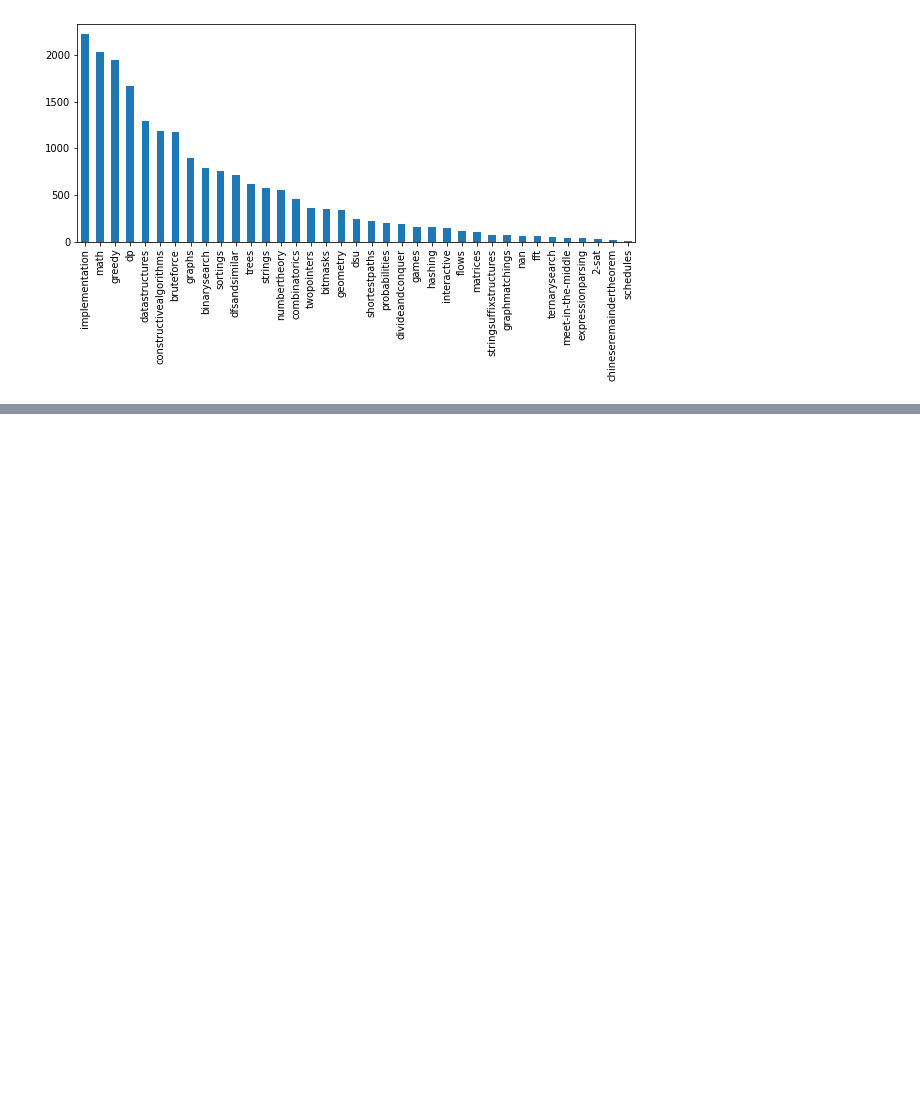
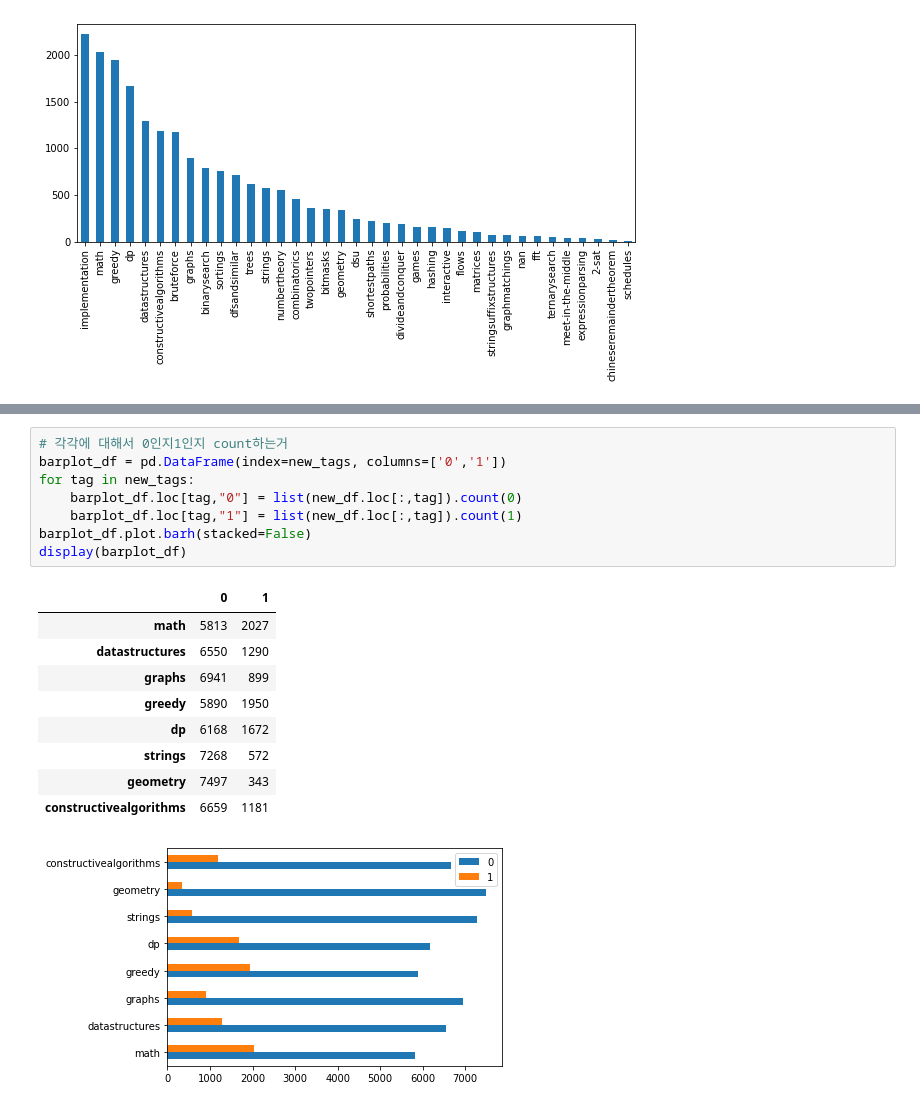
Before and after one commit to jhojin7/codeforces-predict, a Jupyter notebook: eda.ipynb, the cells around one changed output, grey strips where cells are left out. Cells and saved outputs as stored; diff of their text form; blank space fills up the shorter version.

```diff
--- a/eda.ipynb
+++ b/eda.ipynb
@@ -235,0 +182,19 @@ for i in range(n_clusters):
+# %%
+# 각각에 대해서 0인지1인지 count하는거
+barplot_df = pd.DataFrame(index=new_tags, columns=['0','1'])
+for tag in new_tags:
+    barplot_df.loc[tag,"0"] = list(new_df.loc[:,tag]).count(0)
+    barplot_df.loc[tag,"1"] = list(new_df.loc[:,tag]).count(1)
+barplot_df.plot.barh(stacked=False)
+display(barplot_df)
+# %% [output]
+|  | 0 | 1 |
+| math | 5813 | 2027 |
+| datastructures | 6550 | 1290 |
+| graphs | 6941 | 899 |
+| greedy | 5890 | 1950 |
+| dp | 6168 | 1672 |
+| strings | 7268 | 572 |
+| geometry | 7497 | 343 |
+| constructivealgorithms | 6659 | 1181 |
+[figure, added]
```
Also changed, not shown: parts of 25 cells of this notebook, 2 other files.
